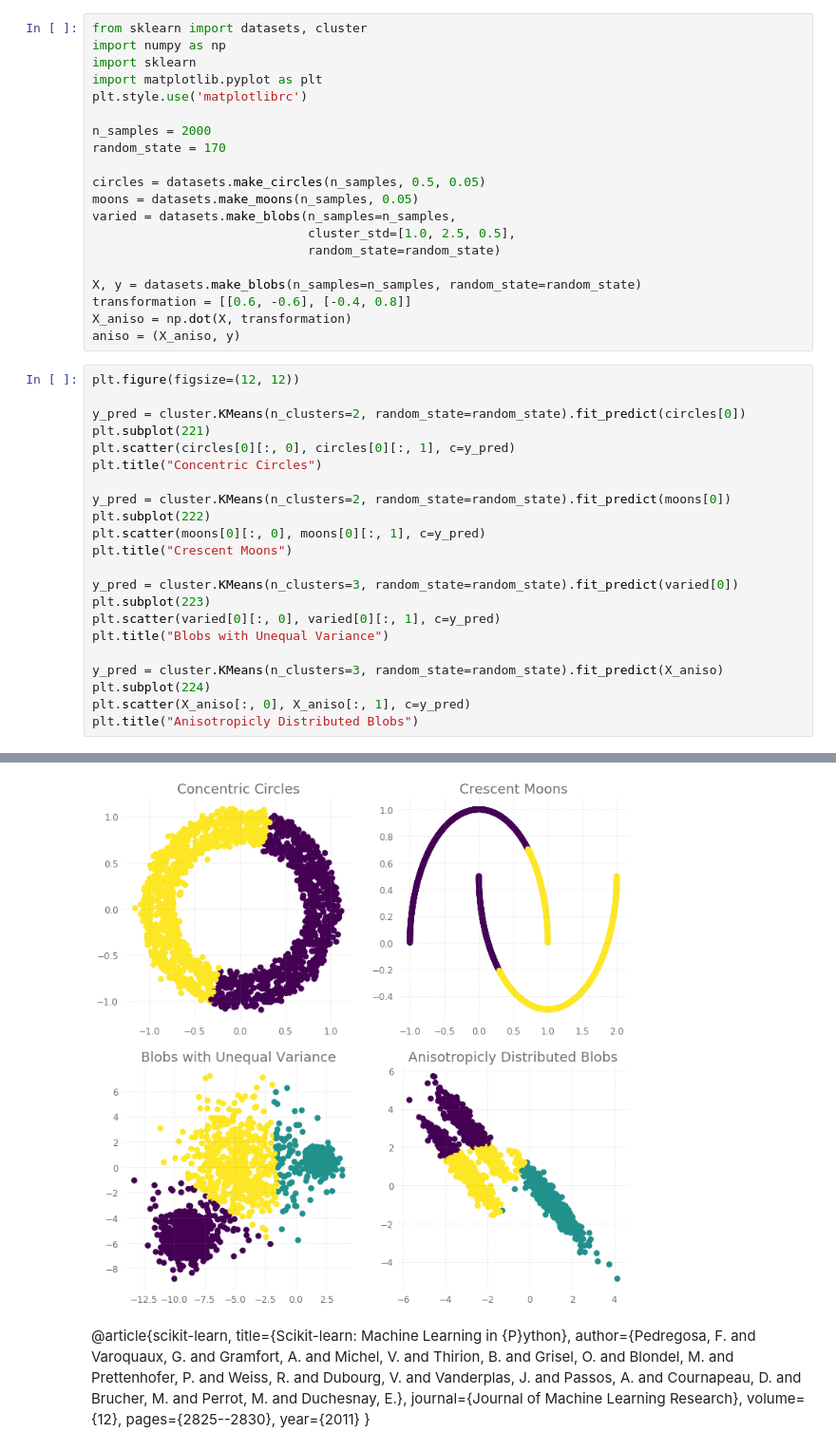
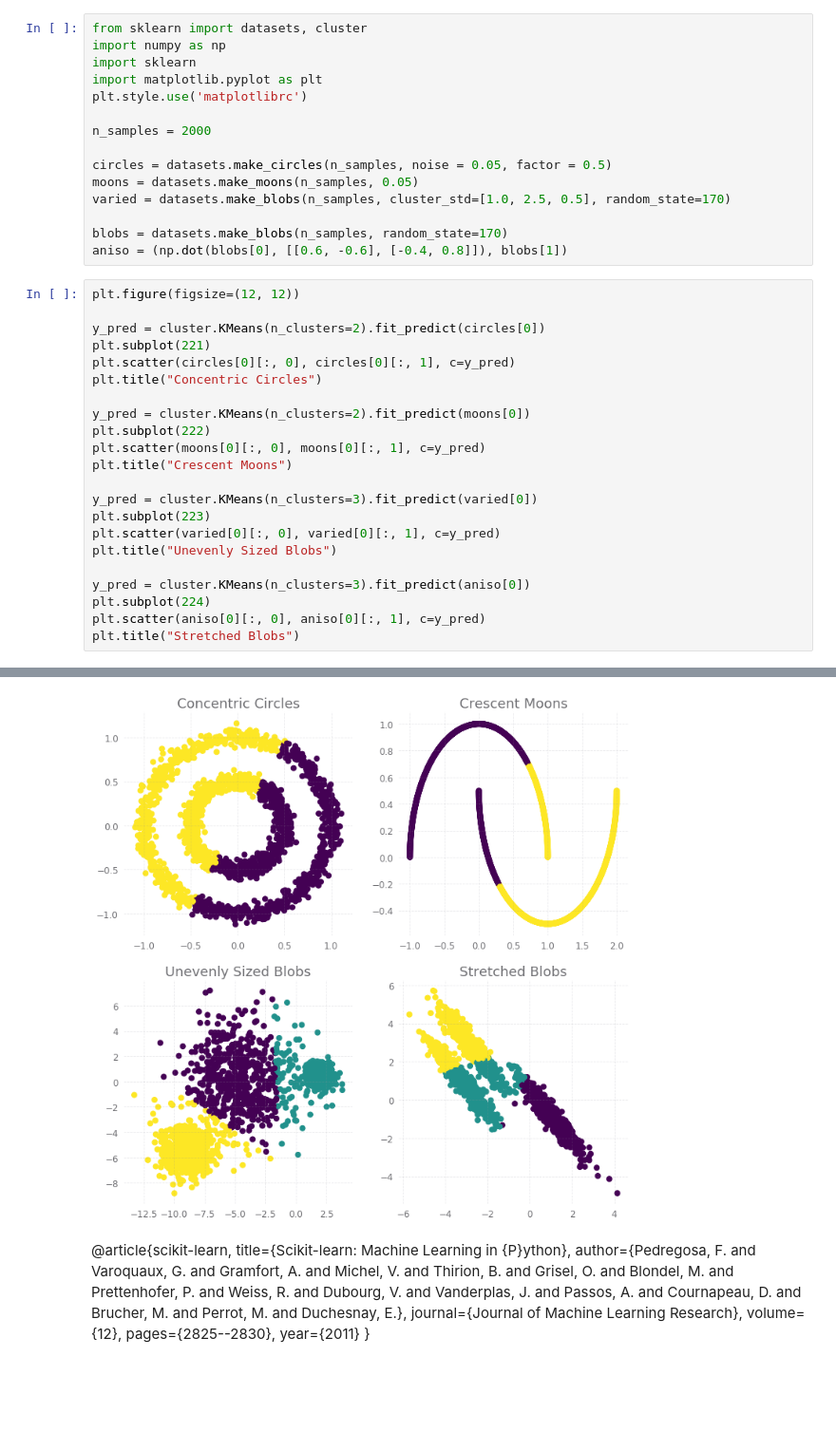
Before and after one commit to hetankevin/ENGLISH-125-Literature-Review, a Jupyter notebook: Assignment 3 - Literature Review.ipynb, the cells around one changed output, grey strips where cells are left out. Shown at 95% size. Cells and saved outputs as stored; diff of their text form; blank space fills up the shorter version.

```diff
--- a/Assignment 3 - Literature Review.ipynb
+++ b/Assignment 3 - Literature Review.ipynb
@@ -16,38 +20,33 @@ import matplotlib.pyplot as plt
 plt.style.use('matplotlibrc')
 
 n_samples = 2000
-random_state = 170
 
-circles = datasets.make_circles(n_samples, 0.5, 0.05)
+circles = datasets.make_circles(n_samples, noise = 0.05, factor = 0.5)
 moons = datasets.make_moons(n_samples, 0.05)
-varied = datasets.make_blobs(n_samples=n_samples,
-                             cluster_std=[1.0, 2.5, 0.5],
-                             random_state=random_state)
+varied = datasets.make_blobs(n_samples, cluster_std=[1.0, 2.5, 0.5], random_state=170)
 
-X, y = datasets.make_blobs(n_samples=n_samples, random_state=random_state)
-transformation = [[0.6, -0.6], [-0.4, 0.8]]
-X_aniso = np.dot(X, transformation)
-aniso = (X_aniso, y)
+blobs = datasets.make_blobs(n_samples, random_state=170)
+aniso = (np.dot(blobs[0], [[0.6, -0.6], [-0.4, 0.8]]), blobs[1])
 # %%
 plt.figure(figsize=(12, 12))
 
-y_pred = cluster.KMeans(n_clusters=2, random_state=random_state).fit_predict(circles[0])
+y_pred = cluster.KMeans(n_clusters=2).fit_predict(circles[0])
 plt.subplot(221)
 plt.scatter(circles[0][:, 0], circles[0][:, 1], c=y_pred)
 plt.title("Concentric Circles")
 
-y_pred = cluster.KMeans(n_clusters=2, random_state=random_state).fit_predict(moons[0])
+y_pred = cluster.KMeans(n_clusters=2).fit_predict(moons[0])
 plt.subplot(222)
 plt.scatter(moons[0][:, 0], moons[0][:, 1], c=y_pred)
 plt.title("Crescent Moons")
 
-y_pred = cluster.KMeans(n_clusters=3, random_state=random_state).fit_predict(varied[0])
+y_pred = cluster.KMeans(n_clusters=3).fit_predict(varied[0])
 plt.subplot(223)
 plt.scatter(varied[0][:, 0], varied[0][:, 1], c=y_pred)
-plt.title("Blobs with Unequal Variance")
+plt.title("Unevenly Sized Blobs")
 
-y_pred = cluster.KMeans(n_clusters=3, random_state=random_state).fit_predict(X_aniso)
+y_pred = cluster.KMeans(n_clusters=3).fit_predict(aniso[0])
 plt.subplot(224)
-plt.scatter(X_aniso[:, 0], X_aniso[:, 1], c=y_pred)
-plt.title("Anisotropicly Distributed Blobs")
+plt.scatter(aniso[0][:, 0], aniso[0][:, 1], c=y_pred)
+plt.title("Stretched Blobs")
 # %% [output]
@@ -55,4 +54,4 @@ Text(0.5, 1.0, 'Anisotropicly Distributed Blobs')
-[figure, old version]
+[figure, new version]
 # %% [markdown]
 
 
```
Also changed, not shown: parts of 3 cells of this notebook.
